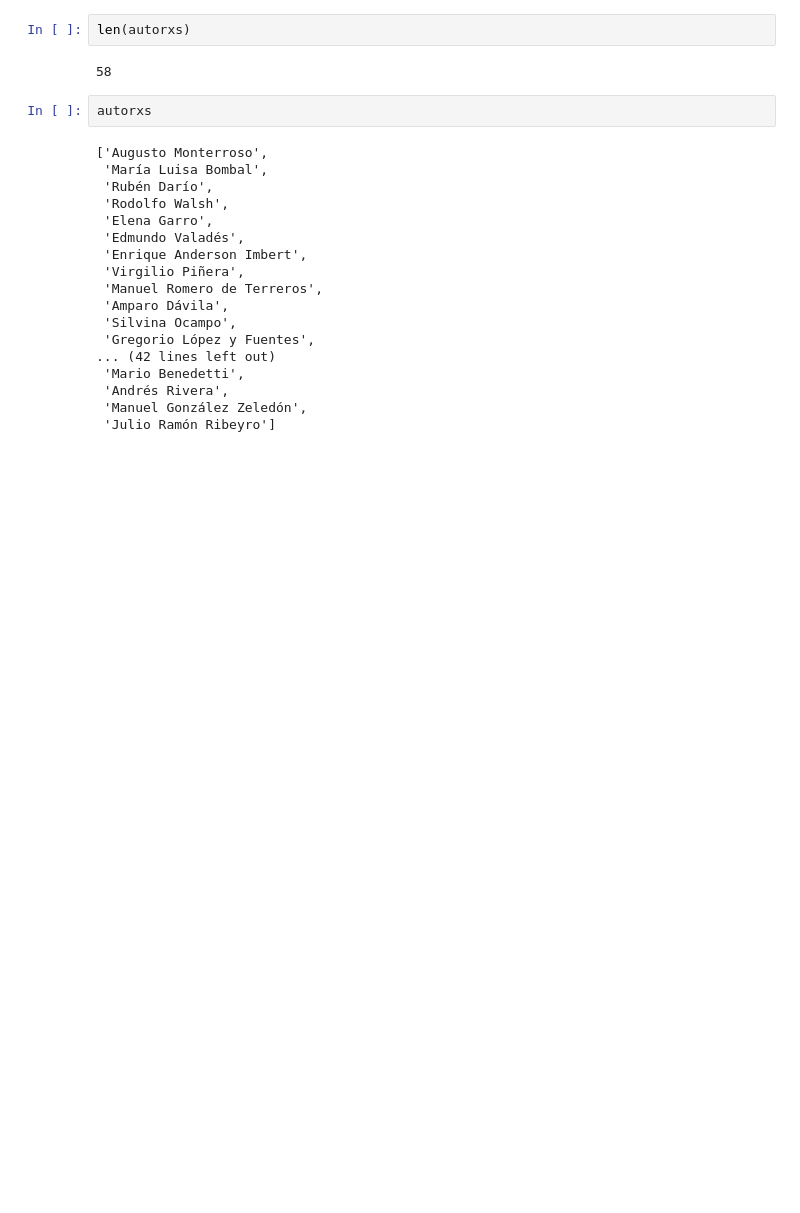
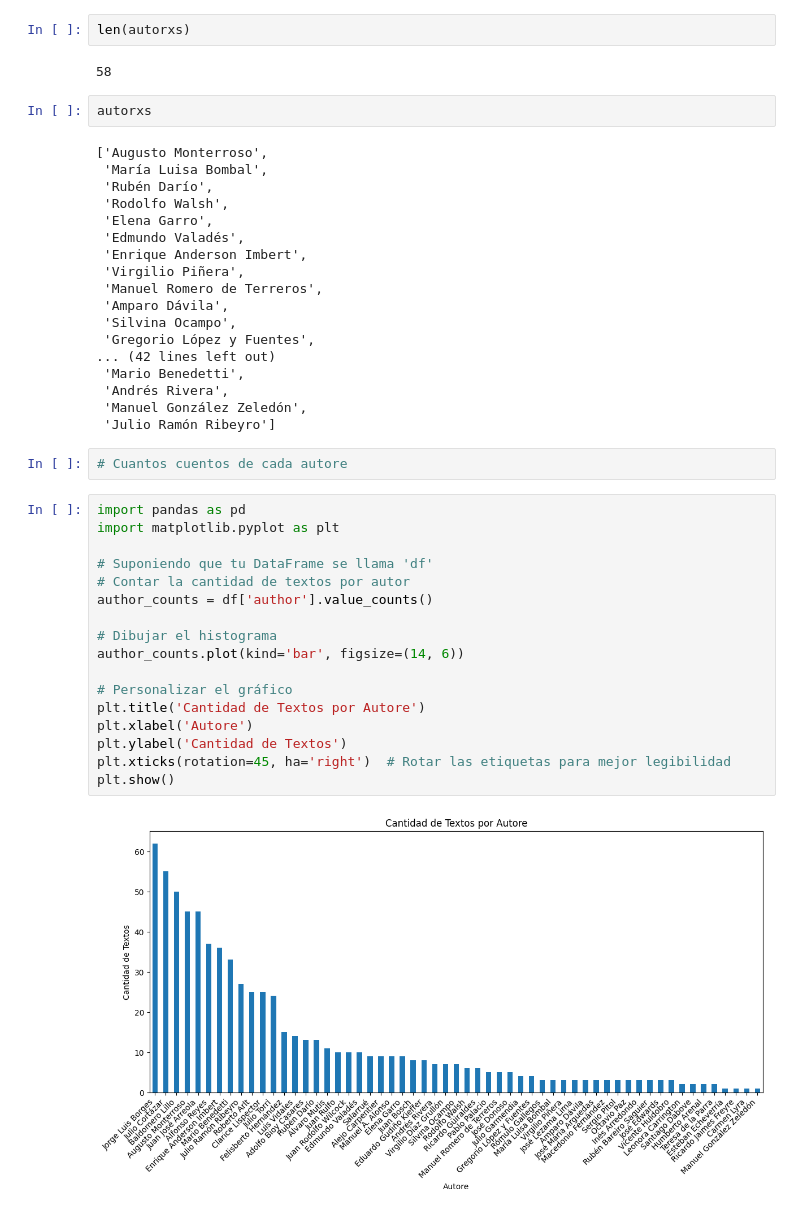
Before and after one commit to karen-pal/borges, a Jupyter notebook: uso_simple.ipynb, the cells around one changed output. Drawn from its saved outputs; the diff is of its cells as text; blank space fills up the shorter version.

```diff
--- a/uso_simple.ipynb
+++ b/uso_simple.ipynb
@@ -45,3 +45,24 @@ autorxs
  'Andrés Rivera',
  'Manuel González Zeledón',
  'Julio Ramón Ribeyro']
+# %%
+# Cuantos cuentos de cada autore
+# %%
+import pandas as pd
+import matplotlib.pyplot as plt
+
+# Suponiendo que tu DataFrame se llama 'df'
+# Contar la cantidad de textos por autor
+author_counts = df['author'].value_counts()
+
+# Dibujar el histograma
+author_counts.plot(kind='bar', figsize=(14, 6))
+
+# Personalizar el gráfico
+plt.title('Cantidad de Textos por Autore')
+plt.xlabel('Autore')
+plt.ylabel('Cantidad de Textos')
+plt.xticks(rotation=45, ha='right')  # Rotar las etiquetas para mejor legibilidad
+plt.show()
+# %% [output]
+[figure, added]
```
Also changed, not shown: parts of 3 cells of this notebook, 2 other files.
